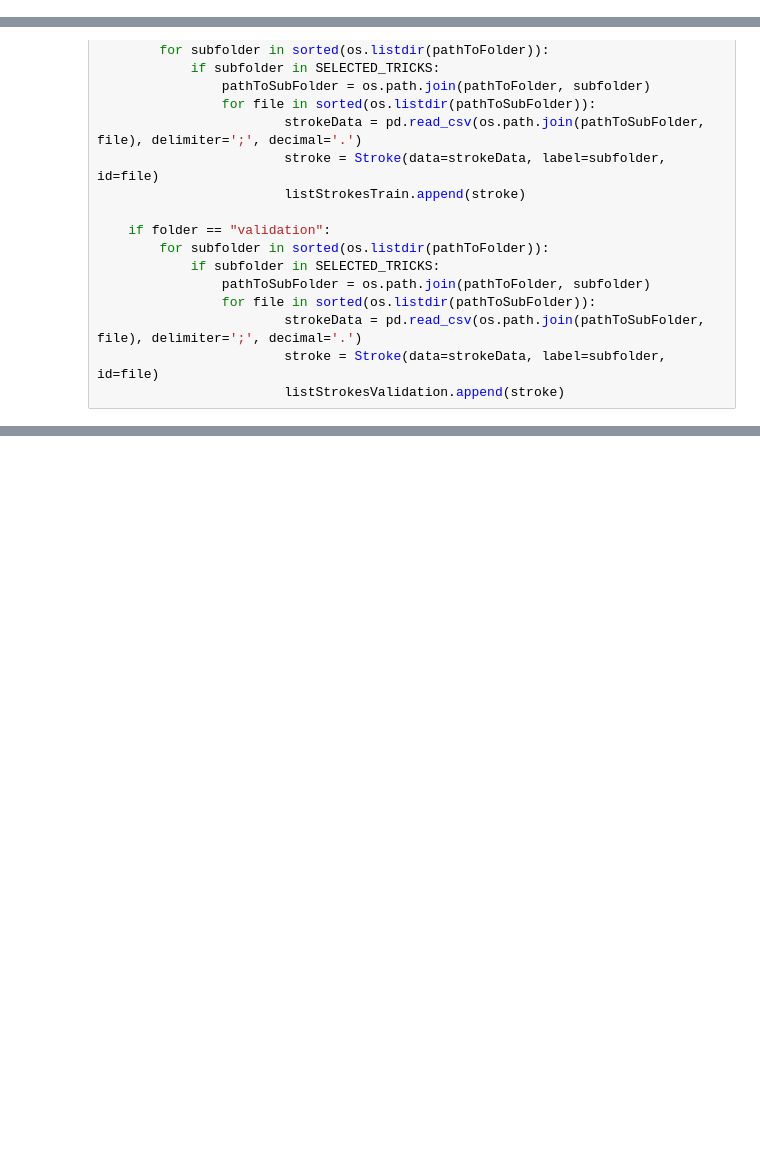
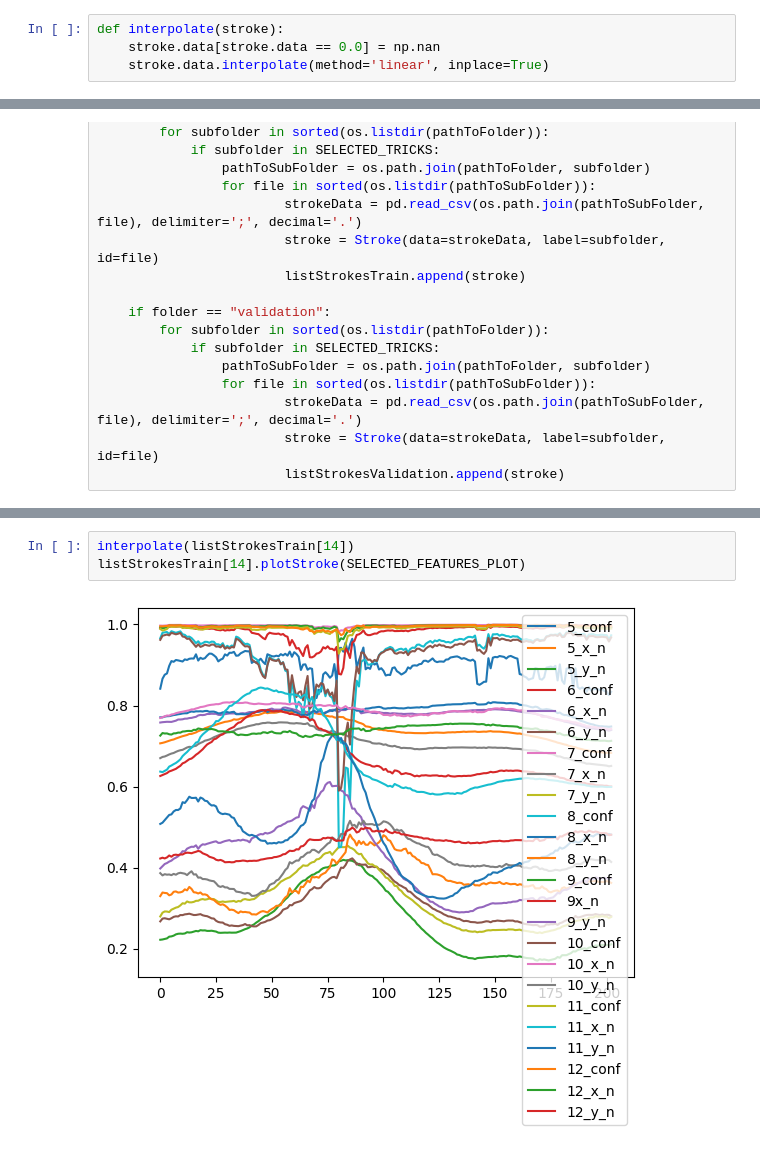
Before and after one commit to natsadfr13/MediaEval_ClassificationTask, a Jupyter notebook: pose_estimation_classification/testsPreProcessing.ipynb, the cells around one changed output, grey strips where cells are left out. Saved outputs shown, nothing was run; the diff lists cells and outputs as text; blank space fills up the shorter version.

```diff
--- a/pose_estimation_classification/testsPreProcessing.ipynb
+++ b/pose_estimation_classification/testsPreProcessing.ipynb
@@ -10,3 +13,7 @@ pathToCVSData = '/Users/nathansadoun/Desktop/INSA/ML/Video_classification/MediaE
+# %%
+def interpolate(stroke):
+    stroke.data[stroke.data == 0.0] = np.nan
+    stroke.data.interpolate(method='linear', inplace=True)
 # %%
 listStrokesTrain = []
 listStrokesValidation = []
@@ -46 +44,6 @@ listStrokesTrain[14].data[zero_transitions] = listStrokesTrain[14].data.interpol
+# %%
+interpolate(listStrokesTrain[14])
+listStrokesTrain[14].plotStroke(SELECTED_FEATURES_PLOT)
+# %% [output]
+[figure, added]
 # %%
```
Also changed, not shown: parts of 12 cells of this notebook, 14 other files.
